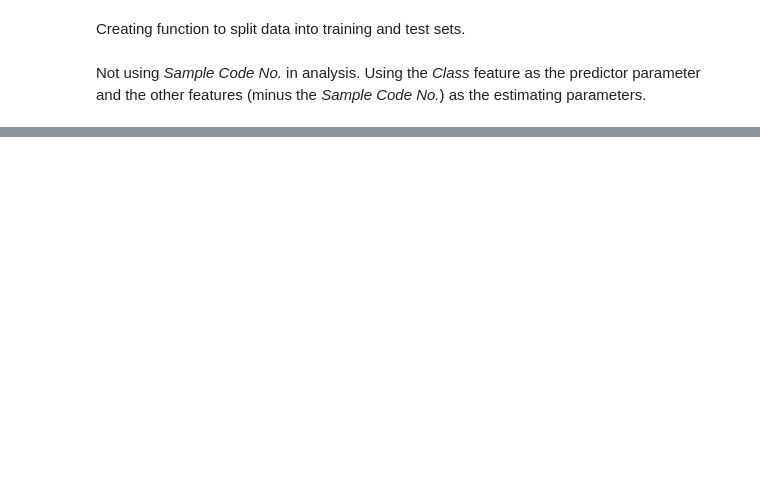
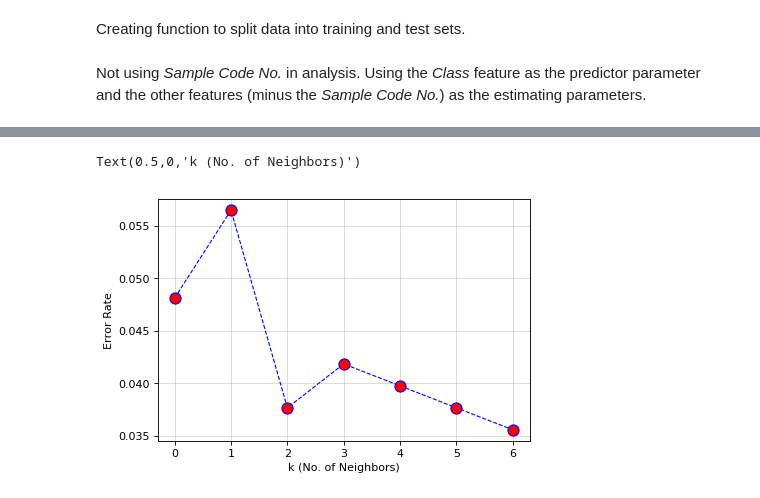
Before and after one commit to istewar1/Research, a Jupyter notebook: COSC 528/Project 3/COSC528_Project3.ipynb, the cells around one changed output, grey strips where cells are left out. Saved outputs shown, nothing was run; the diff lists cells and outputs as text; code cells hidden in the pictures; blank space fills up the shorter version.

```diff
--- a/COSC 528/Project 3/COSC528_Project3.ipynb
+++ b/COSC 528/Project 3/COSC528_Project3.ipynb
@@ -136,7 +141,0 @@ Test set shapes:
-# %%
-corr = np.corrcoef(data_x.values.T)
-plt.figure(figsize=(9,10))
-sns.set(font_scale=1.0)
-sns.heatmap(corr,cbar=True,annot=True,square=True,fmt='.2f',annot_kws={'size':12},\
-           yticklabels=features[1:-2],xticklabels=features[1:-2],linewidths=.1)
-#plt.savefig(savePath+'corr_matrix_heatmap.png',dpi=600)
@@ -144,0 +147,7 @@ sns.heatmap(corr,cbar=True,annot=True,square=True,fmt='.2f',annot_kws={'size':12
+# %%
+knn = KNeighborsClassifier(n_neighbors=1)
+knn.fit(x_train,y_train)
+pred = knn.predict(x_test)
+print confusion_matrix(y_test,pred)
+print '\n'
+print classification_report(y_test,pred)
@@ -144,0 +165,13 @@ sns.heatmap(corr,cbar=True,annot=True,square=True,fmt='.2f',annot_kws={'size':12
+# %%
+error_rate = []
+for i in range(1,8):
+    knn = KNeighborsClassifier(n_neighbors=i)
+    knn.fit(x_train,y_train)
+    pred_i = knn.predict(x_test)
+    error_rate.append(np.mean(pred_i!=y_test))
+plt.figure(dpi=80);plt.plot(error_rate,'bo--',linewidth=1,markerfacecolor='red',markersize=10)
+plt.grid(alpha=0.5)
+plt.ylabel('Error Rate');plt.xlabel('k (No. of Neighbors)')
+# %% [output]
+Text(0.5,0,'k (No. of Neighbors)')
+[figure, added]
```
Also changed, not shown: parts of 9 cells of this notebook.
